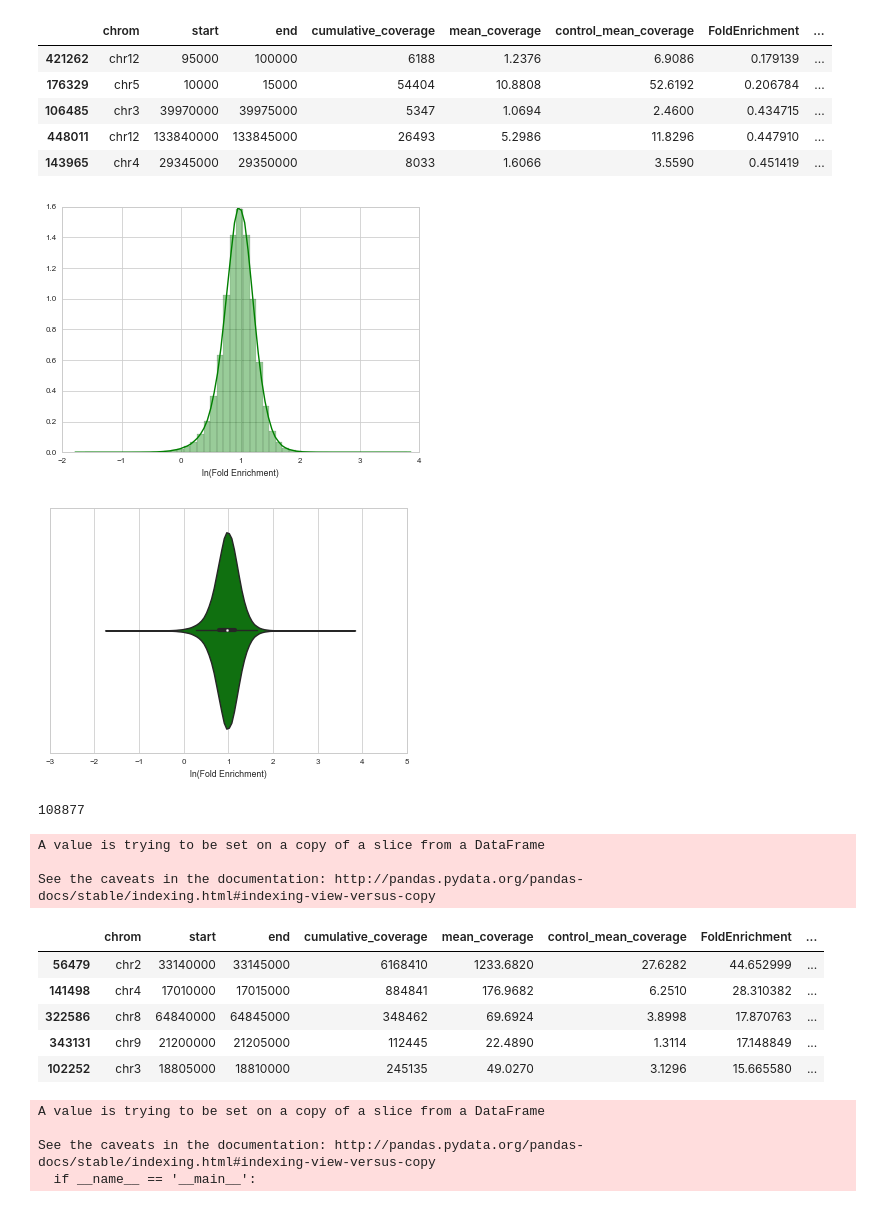
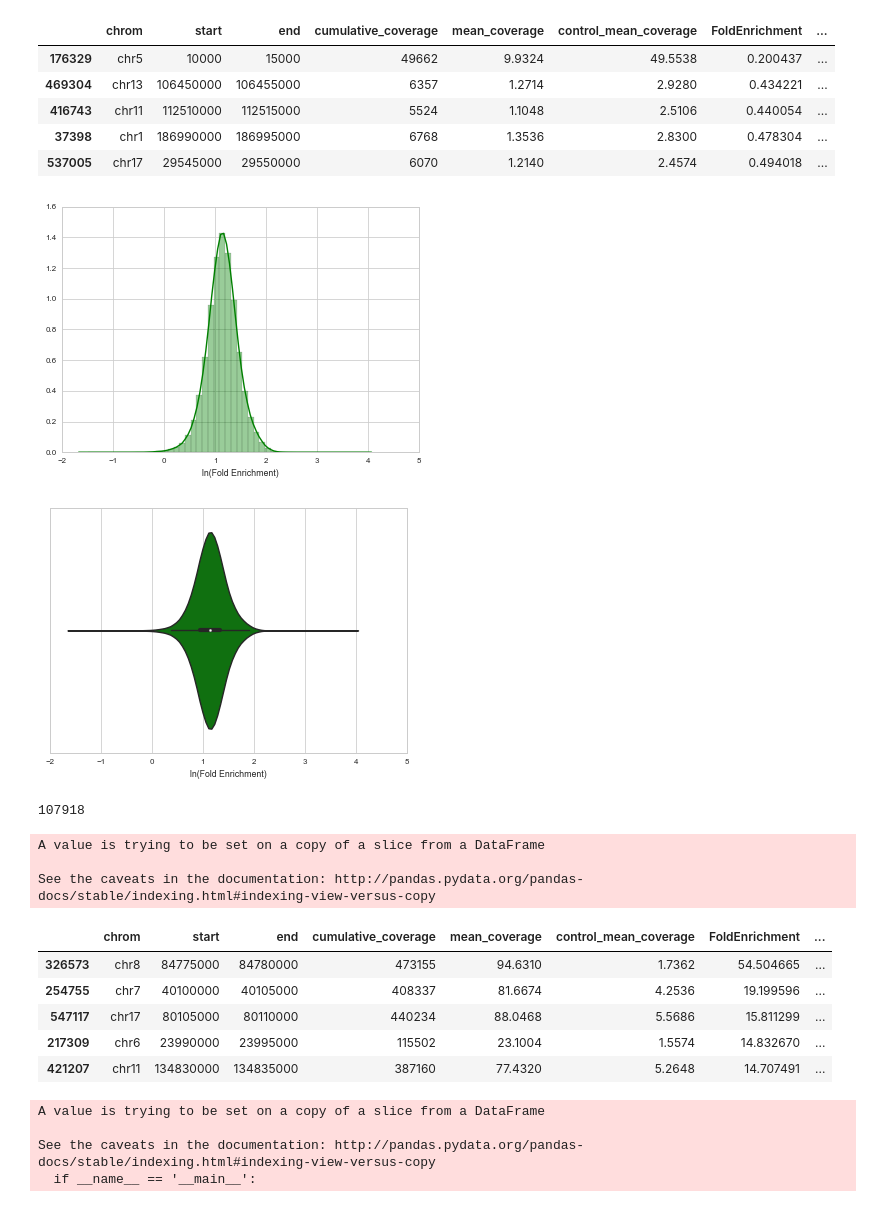
Before and after one commit to ethanagb/STARRseq-Analysis, a Jupyter notebook: enhancerSeq/peakCalling/ThresholdBinMerging.ipynb, the cells around one changed output. Cells and saved outputs as stored; diff of their text form; code cells hidden in the pictures.

```diff
--- a/enhancerSeq/peakCalling/ThresholdBinMerging.ipynb
+++ b/enhancerSeq/peakCalling/ThresholdBinMerging.ipynb
@@ -6,7 +6,7 @@ import matplotlib.pyplot as plt
 import seaborn as sns
 # %%
 MINCOVERAGETHRESH = 1
-df = pd.read_csv("/Users/ethanbaker/Grace2/enhancerSeq/analysis/H1WG.SCP1.H1.R1_5kbWindowsVsControl_Calculations.txt", sep='\t')
+df = pd.read_csv("/Users/ethanbaker/Grace2/enhancerSeq/analysis/H1WG.SCP1.H1.R2_5kbWindowsVsControl_Calculations.txt", sep='\t')
 print(len(df.index))
 df.drop("log(enhancerSeq/control)", axis=1, inplace=True)
 df.sort_values(['mean_coverage','control_mean_coverage'],inplace=True)
@@ -56,11 +56,11 @@ df["logFoldEnrichment"] = np.log(df["FoldEnrichment"])
 df.head()
 # %% [output]
 |  | chrom | start | end | cumulative_coverage | mean_coverage | control_mean_coverage | FoldEnrichment | ... |
-| 421262 | chr12 | 95000 | 100000 | 6188 | 1.2376 | 6.9086 | 0.179139 | ... |
-| 176329 | chr5 | 10000 | 15000 | 54404 | 10.8808 | 52.6192 | 0.206784 | ... |
-| 106485 | chr3 | 39970000 | 39975000 | 5347 | 1.0694 | 2.4600 | 0.434715 | ... |
-| 448011 | chr12 | 133840000 | 133845000 | 26493 | 5.2986 | 11.8296 | 0.447910 | ... |
-| 143965 | chr4 | 29345000 | 29350000 | 8033 | 1.6066 | 3.5590 | 0.451419 | ... |
+| 176329 | chr5 | 10000 | 15000 | 49662 | 9.9324 | 49.5538 | 0.200437 | ... |
+| 469304 | chr13 | 106450000 | 106455000 | 6357 | 1.2714 | 2.9280 | 0.434221 | ... |
+| 416743 | chr11 | 112510000 | 112515000 | 5524 | 1.1048 | 2.5106 | 0.440054 | ... |
+| 37398 | chr1 | 186990000 | 186995000 | 6768 | 1.3536 | 2.8300 | 0.478304 | ... |
+| 537005 | chr17 | 29545000 | 29550000 | 6070 | 1.2140 | 2.4574 | 0.494018 | ... |
 # %%
 plt.clf()
 sns.set(style="whitegrid", context = "paper")
@@ -68,7 +68,7 @@ sns.distplot(df["logFoldEnrichment"],color='g')
 plt.xlabel("ln(Fold Enrichment)")
 plt.show()
 # %% [output]
-[figure, old version]
+[figure, new version]
 # %%
 plt.clf()
 sns.set(style="whitegrid", context = "paper")
@@ -76,24 +76,24 @@ sns.violinplot(df["logFoldEnrichment"],color='g')
 plt.xlabel("ln(Fold Enrichment)")
 plt.show()
 # %% [output]
-[figure, old version]
+[figure, new version]
 # %%
 R1_20th = np.percentile(df["logFoldEnrichment"],80)
-R1_top20 = df[df.logFoldEnrichment >= R1_10th]
+R1_top20 = df[df.logFoldEnrichment >= R1_20th]
 print(len(R1_top20.index))
 R1_top20.sort_values("logFoldEnrichment",inplace=True, ascending=False)
 R1_top20.head()
 # %% [output]
-108877
+107918
 A value is trying to be set on a copy of a slice from a DataFrame
 
 See the caveats in the documentation: http://pandas.pydata.org/pandas-docs/stable/indexing.html#indexing-view-versus-copy
 |  | chrom | start | end | cumulative_coverage | mean_coverage | control_mean_coverage | FoldEnrichment | ... |
-| 56479 | chr2 | 33140000 | 33145000 | 6168410 | 1233.6820 | 27.6282 | 44.652999 | ... |
-| 141498 | chr4 | 17010000 | 17015000 | 884841 | 176.9682 | 6.2510 | 28.310382 | ... |
-| 322586 | chr8 | 64840000 | 64845000 | 348462 | 69.6924 | 3.8998 | 17.870763 | ... |
-| 343131 | chr9 | 21200000 | 21205000 | 112445 | 22.4890 | 1.3114 | 17.148849 | ... |
-| 102252 | chr3 | 18805000 | 18810000 | 245135 | 49.0270 | 3.1296 | 15.665580 | ... |
+| 326573 | chr8 | 84775000 | 84780000 | 473155 | 94.6310 | 1.7362 | 54.504665 | ... |
+| 254755 | chr7 | 40100000 | 40105000 | 408337 | 81.6674 | 4.2536 | 19.199596 | ... |
+| 547117 | chr17 | 80105000 | 80110000 | 440234 | 88.0468 | 5.5686 | 15.811299 | ... |
+| 217309 | chr6 | 23990000 | 23995000 | 115502 | 23.1004 | 1.5574 | 14.832670 | ... |
+| 421207 | chr11 | 134830000 | 134835000 | 387160 | 77.4320 | 5.2648 | 14.707491 | ... |
 # %%
 R1_top20.sort_values(["chrom","start"], inplace=True)
 R1_top20.head()
```
Also changed, not shown: parts of 6 cells of this notebook, 2 other files.
